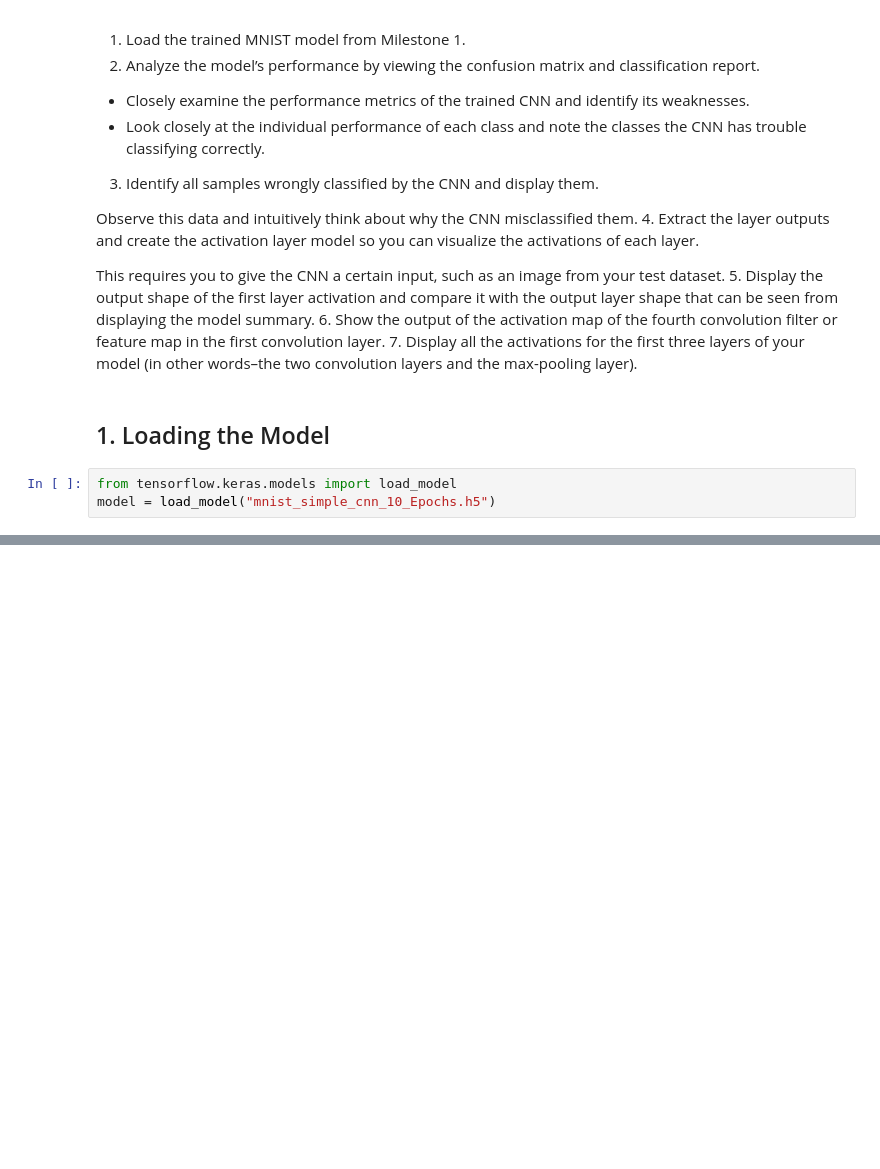
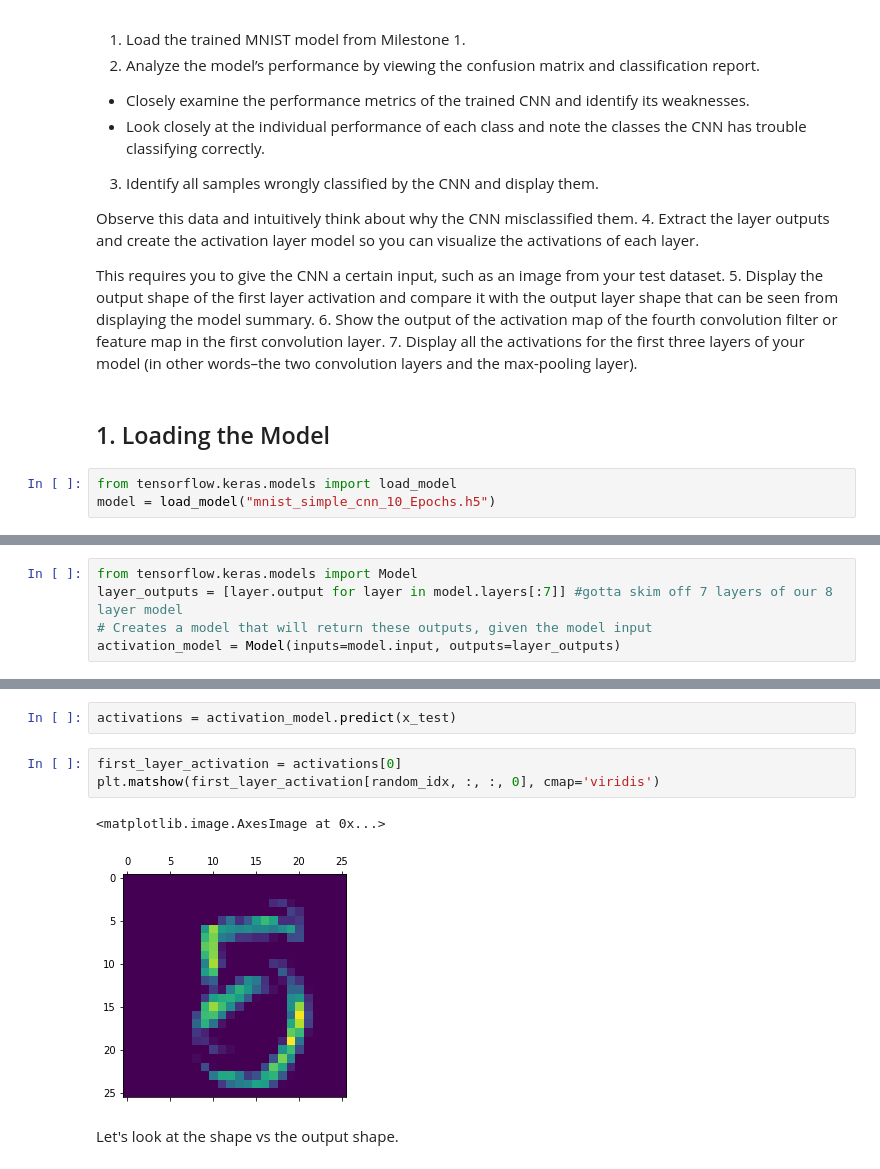
Before and after one commit to NikFloden/Art-Style-Transfer-Using-Neural-Networks, a Jupyter notebook: Milestone_2_Understanding_What_Convolutional_Neural_Networks_Learn.ipynb, the cells around one changed output, grey strips where cells are left out. Drawn from its saved outputs; the diff is of its cells as text; blank space fills up the shorter version.

```diff
--- a/Milestone_2_Understanding_What_Convolutional_Neural_Networks_Learn.ipynb
+++ b/Milestone_2_Understanding_What_Convolutional_Neural_Networks_Learn.ipynb
@@ -39,0 +119,5 @@ model = load_model("mnist_simple_cnn_10_Epochs.h5")
+# %%
+from tensorflow.keras.models import Model
+layer_outputs = [layer.output for layer in model.layers[:7]] #gotta skim off 7 layers of our 8 layer model
+# Creates a model that will return these outputs, given the model input
+activation_model = Model(inputs=model.input, outputs=layer_outputs)
@@ -39,0 +137,10 @@ model = load_model("mnist_simple_cnn_10_Epochs.h5")
+# %%
+activations = activation_model.predict(x_test)
+# %%
+first_layer_activation = activations[0]
+plt.matshow(first_layer_activation[random_idx, :, :, 0], cmap='viridis')
+# %% [output]
+<matplotlib.image.AxesImage at 0x...>
+[figure, added]
+# %% [markdown]
+Let's look at the shape vs the output shape.
```
Also changed, not shown: parts of 17 cells of this notebook.
